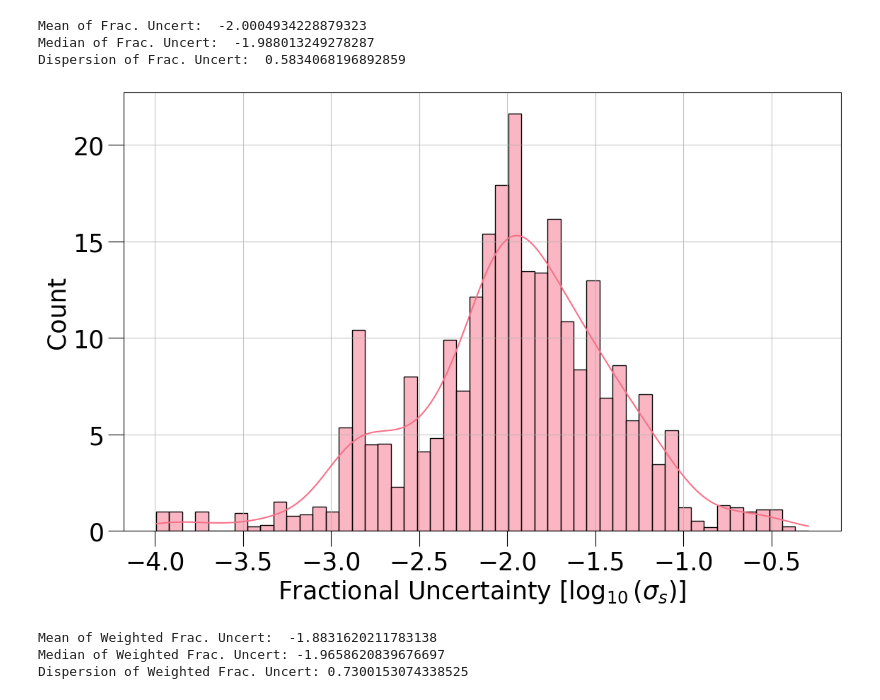
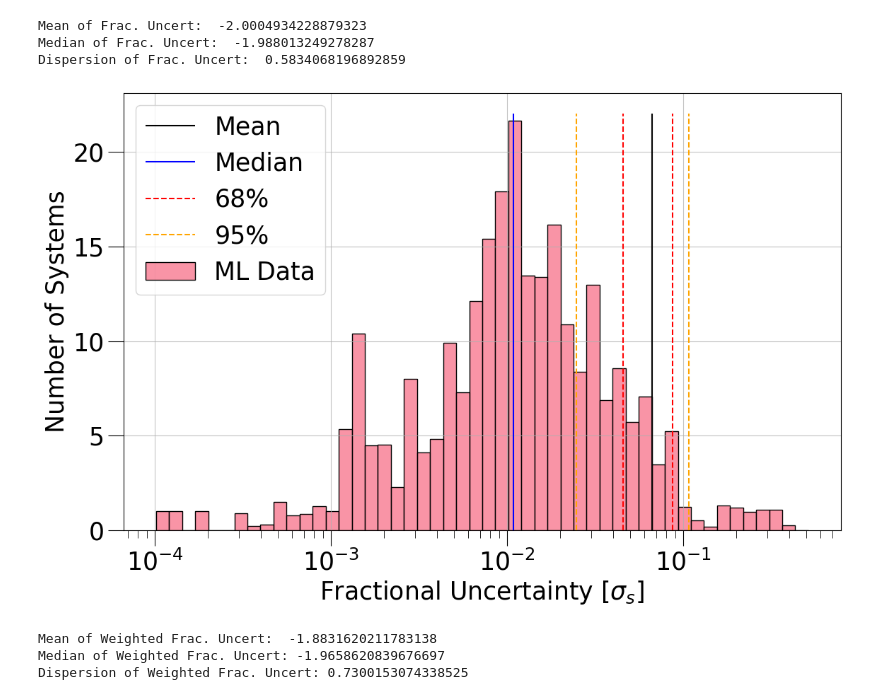
Before and after one commit to victorkarkour/Microlensing-Separation, a Jupyter notebook: Dist_s_errors.ipynb, the cells around one changed output. Cells and saved outputs as stored; diff of their text form; code cells hidden in the pictures.

```diff
--- a/Dist_s_errors.ipynb
+++ b/Dist_s_errors.ipynb
@@ -178,19 +178,34 @@ print(f"Dispersion of Frac. Uncert: ", np.std(np.log10(ML_df["fractional_uncerta
 Mean of Frac. Uncert:  -2.0004934228879323
 Median of Frac. Uncert:  -1.988013249278287
 Dispersion of Frac. Uncert:  0.5834068196892859
-# %%
-# Alternative with log-transformed data
-plt.figure(figsize=(12, 8))
-sns.histplot(x=(np.log10(ML_df['fractional_uncertainty'])), bins=50, kde=True, weights= ML_df["P"])
-plt.xlabel(r'Fractional Uncertainty [$\log_{10}(\sigma_s)$]', fontsize = 25)
-plt.ylabel(r'Count', fontsize = 25)
-# plt.title('Distribution of Fractional Uncertainty in $s$, for Planetary Microlensing Data, \n Weighted by Relative Solution Probability', fontsize = 13)
-plt.grid(True, alpha=0.75)
-plt.tight_layout()
-plt.savefig("Figures/Dist. of Fract Uncert..png")
-plt.show()
-# %% [output]
-[figure, removed]
+# %%
+# 68% Confidence Interval
+upper_68 = np.mean((ML_df["fractional_uncertainty"][ML_df["P"].isna()])) + 1 * (np.std((ML_df["fractional_uncertainty"][ML_df["P"].isna()])) / np.sqrt(len((ML_df["fractional_uncertainty"][ML_df["P"].isna()]))))
+lower_68 = np.mean((ML_df["fractional_uncertainty"][ML_df["P"].isna()])) - 1 * (np.std((ML_df["fractional_uncertainty"][ML_df["P"].isna()])) / np.sqrt(len((ML_df["fractional_uncertainty"][ML_df["P"].isna()]))))
+
+# 95% Confidence Intervals
+upper_95 = np.mean((ML_df["fractional_uncertainty"][ML_df["P"].isna()])) + 2 * (np.std((ML_df["fractional_uncertainty"][ML_df["P"].isna()])) / np.sqrt(len((ML_df["fractional_uncertainty"][ML_df["P"].isna()]))))
+lower_95 = np.mean((ML_df["fractional_uncertainty"][ML_df["P"].isna()])) - 2 * (np.std((ML_df["fractional_uncertainty"][ML_df["P"].isna()])) / np.sqrt(len((ML_df["fractional_uncertainty"][ML_df["P"].isna()]))))
+
+# Alternative with log-transformed data
+plt.figure(figsize=(12, 8))
+sns.histplot(x=((ML_df['fractional_uncertainty'])), bins=50, weights= ML_df["P"], log_scale=True, label = "ML Data")
+plt.vlines(x=np.mean((ML_df["fractional_uncertainty"][ML_df["P"].isna()])), ymin=0, ymax=22, colors='black', linestyles='-', label='Mean')
+plt.vlines(x=np.nanmedian((ML_df["fractional_uncertainty"][ML_df["P"].isna()])), ymin=0, ymax=22, colors='blue', linestyles='-', label='Median')
+plt.vlines(x=upper_68, ymin=0, ymax=22, colors='red', linestyles='--', label='68%')
+plt.vlines(x=lower_68, ymin=0, ymax=22, colors='red', linestyles='--')
+plt.vlines(x=upper_95, ymin=0, ymax=22, colors='orange', linestyles='--', label='95%')
+plt.vlines(x=lower_95, ymin=0, ymax=22, colors='orange', linestyles='--')
+plt.xlabel(r'Fractional Uncertainty [$\sigma_s$]', fontsize = 25)
+plt.ylabel(r'Number of Systems', fontsize = 25)
+plt.xscale("log")
+plt.legend(fontsize = 25, loc = "upper left")
+plt.grid(True, alpha=0.75)
+plt.tight_layout()
+# plt.savefig("Figures/Dist. of Fract Uncert..png")
+plt.show()
+# %% [output]
+[figure, added]
 # %%
 print(f"Mean of Weighted Frac. Uncert: ", np.mean(np.log10(ML_df["fractional_uncertainty"][ML_df["P"].isna()])))
 print(f"Median of Weighted Frac. Uncert:", np.nanmedian(np.log10(ML_df["fractional_uncertainty"][ML_df["P"].isna()])))
```
Also changed, not shown: parts of 1 cell of this notebook, 3 other files.
